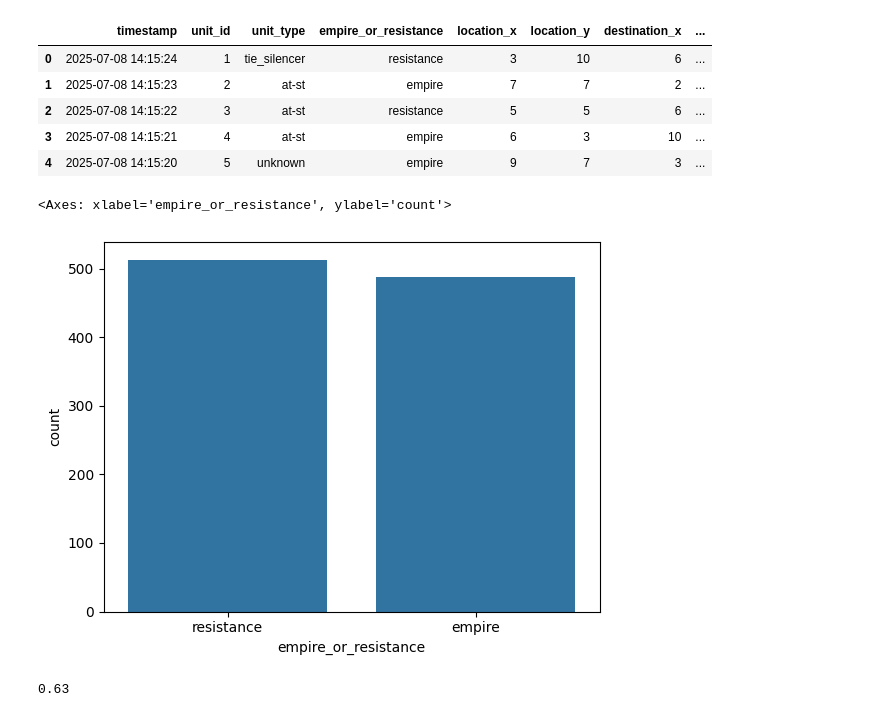
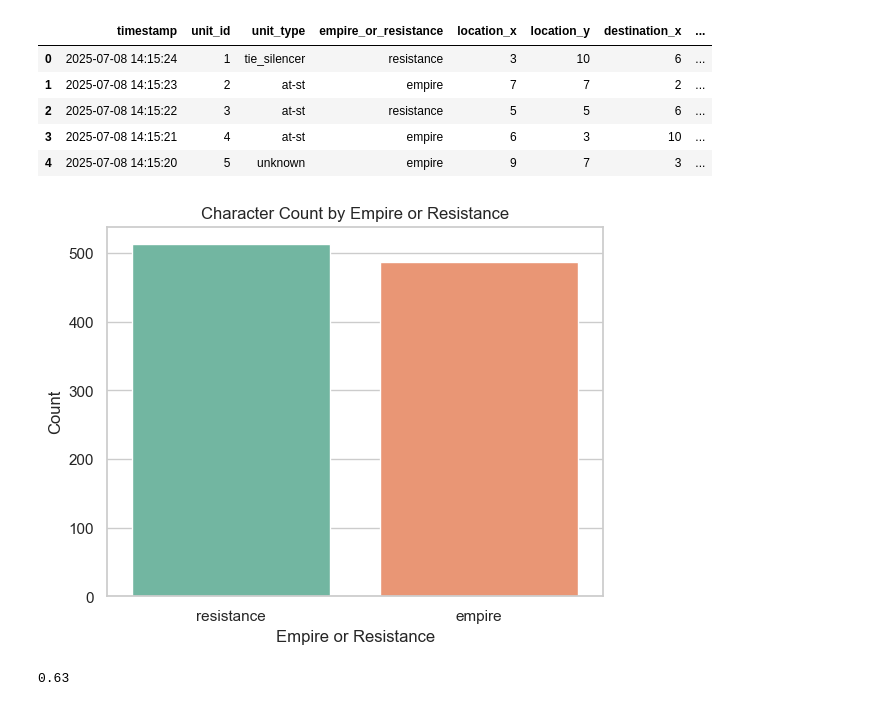
Before and after one commit to Ethan-The-Absent/EDPGP3, a Jupyter notebook: EDPGP.ipynb, the cells around one changed output. Cells and saved outputs as stored; diff of their text form; code cells hidden in the pictures.

```diff
--- a/EDPGP.ipynb
+++ b/EDPGP.ipynb
@@ -61,14 +61,19 @@ df.head()
 | 2 | 2025-07-08 14:15:22 | 3 | at-st | resistance | 5 | 5 | 6 | ... |
 | 3 | 2025-07-08 14:15:21 | 4 | at-st | empire | 6 | 3 | 10 | ... |
 | 4 | 2025-07-08 14:15:20 | 5 | unknown | empire | 9 | 7 | 3 | ... |
-# %%
-import seaborn as sns
-import matplotlib.pyplot as plt
-
-sns.barplot(data= df["empire_or_resistance"].value_counts())
-# %% [output]
-<Axes: xlabel='empire_or_resistance', ylabel='count'>
-[figure, removed]
+# %%
+import seaborn as sns
+import matplotlib.pyplot as plt
+
+ep_data = df["empire_or_resistance"].value_counts().reset_index()
+sns.set_theme(style="whitegrid")
+sns.barplot(data=ep_data, x='empire_or_resistance', y='count', palette="Set2", hue="empire_or_resistance")
+plt.title('Character Count by Empire or Resistance')
+plt.xlabel('Empire or Resistance')
+plt.ylabel('Count')
+plt.show()
+# %% [output]
+[figure, added]
 # %%
 import sklearn
 import sklearn.tree
```
Also changed, not shown: parts of 1 cell of this notebook.
